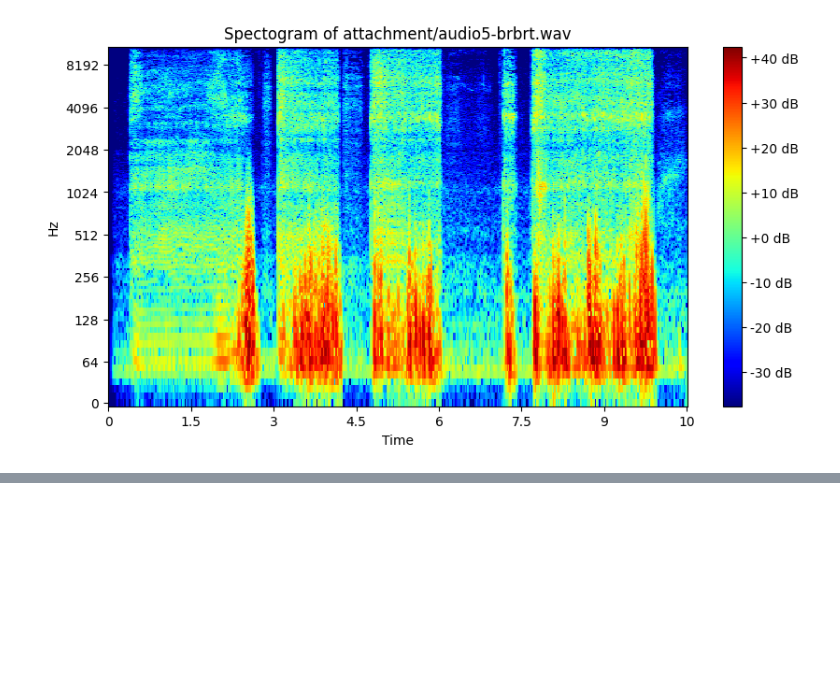
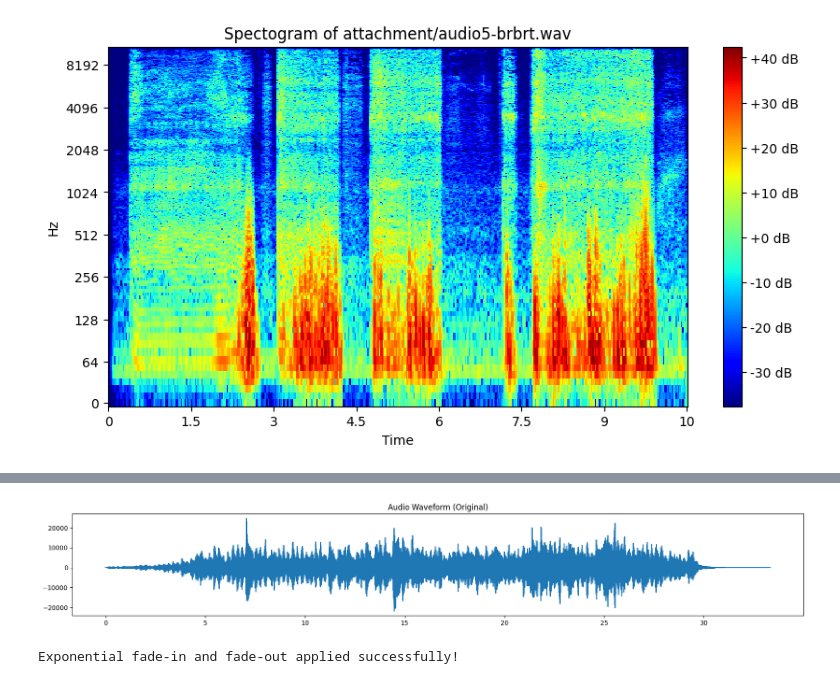
Before and after one commit to archiseino/IF4021, a Jupyter notebook: 121140068_ho1.ipynb, the cells around one changed output, grey strips where cells are left out. Drawn from its saved outputs; the diff is of its cells as text; code cells hidden in the pictures; blank space fills up the shorter version.

```diff
--- a/121140068_ho1.ipynb
+++ b/121140068_ho1.ipynb
@@ -236,0 +257,79 @@ Lalu apakah frekuensi yang tinggi berkorelasi dengan suara (volume) yang besar?
+# %%
+import wave
+import numpy as np
+
+# Function to apply exponential fade-in and fade-out
+def apply_exponential_fade(audio_data, sample_rate, fade_in_duration, fade_out_duration):
+    # Total number of samples
+    num_samples = len(audio_data)
+
+    # Number of samples to apply fade-in and fade-out
+    fade_in_samples = int(sample_rate * fade_in_duration)
+    fade_out_samples = int(sample_rate * fade_out_duration)
+
+    # Exponential fade-in curve
+    fade_in_curve = np.exp(np.linspace(-4, 0, fade_in_samples))
+
+    # Exponential fade-out curve
+    fade_out_curve = np.exp(np.linspace(0, -4, fade_out_samples))
+
+    # Apply fade-in to the beginning of the audio
+    audio_data[:fade_in_samples] *= fade_in_curve
+
+    # Apply fade-out to the end of the audio
+    audio_data[-fade_out_samples:] *= fade_out_curve
+
+    return audio_data
+
+save_path = os.path.join(os.getcwd(), "attachment", "strings.wav")
+
+if not os.path.exists(file_path):
+    print(f"File {file_path} is not existed, you choose the wrong files fellas")
+    exit()
+
+# Open the WAV file
+with wave.open(save_path, 'rb') as wav_file:
+    # Extract audio properties
+    sample_rate = wav_file.getframerate()
+    num_channels = wav_file.getnchannels()
+    sample_width = wav_file.getsampwidth()
+    num_frames = wav_file.getnframes()
+
+
+    # Read the audio data
+    audio_data = np.frombuffer(wav_file.readframes(num_frames), dtype=np.int16)
+
+# Convert audio data to float for processing
+audio_data = audio_data.astype(np.float32)
+
+# Define fade durations (in seconds)
+fade_in_duration = 5.0  # 2 seconds fade-in
+fade_out_duration = 5.0  # 2 seconds fade-out
+
+# Apply exponential fade-in and fade-out
+faded_audio = apply_exponential_fade(audio_data, sample_rate, fade_in_duration, fade_out_duration)
+
+# Convert audio data back to int16
+faded_audio = np.int16(faded_audio)
+
+time_axis = np.linspace(0, num_frames/sample_rate, num_frames)
+
+plt.figure(figsize=(17, 3))
+plt.plot(time_axis, faded_audio)
+plt.title('Audio Waveform (Original)')
+plt.tight_layout()
+plt.show()
+
+save_path = os.path.join(os.getcwd(), "attachment", "output_faded.wav")
+
+# Write the modified audio back to a new WAV file
+with wave.open(save_path, 'wb') as wav_file:
+    wav_file.setnchannels(1)  # Mono
+    wav_file.setsampwidth(sample_width)
+    wav_file.setframerate(sample_rate)
+    wav_file.writeframes(faded_audio.tobytes())
+
+print("Exponential fade-in and fade-out applied successfully!")
+# %% [output]
+[figure, added]
+Exponential fade-in and fade-out applied successfully!
```
Also changed, not shown: parts of 34 cells of this notebook, 18 other files.
